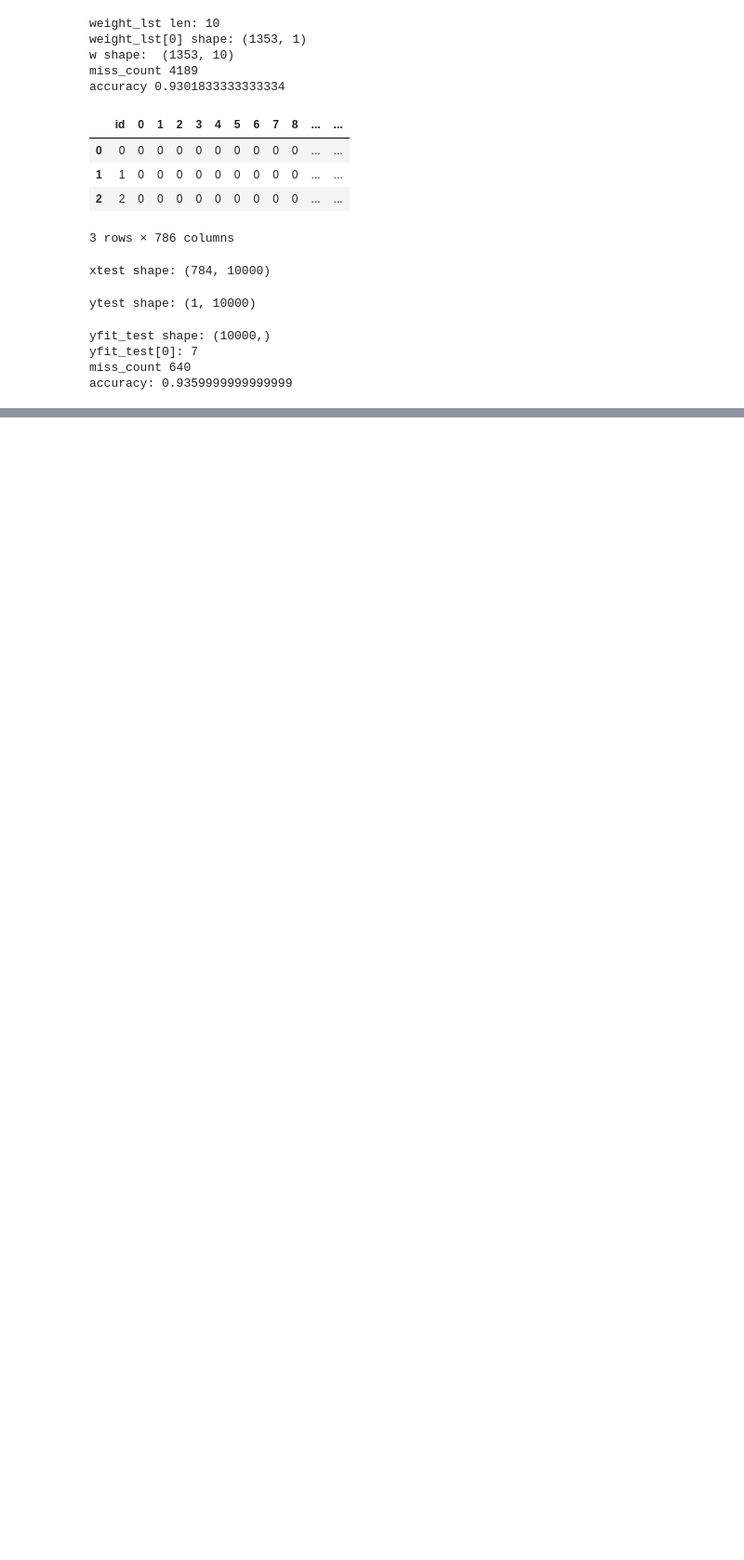
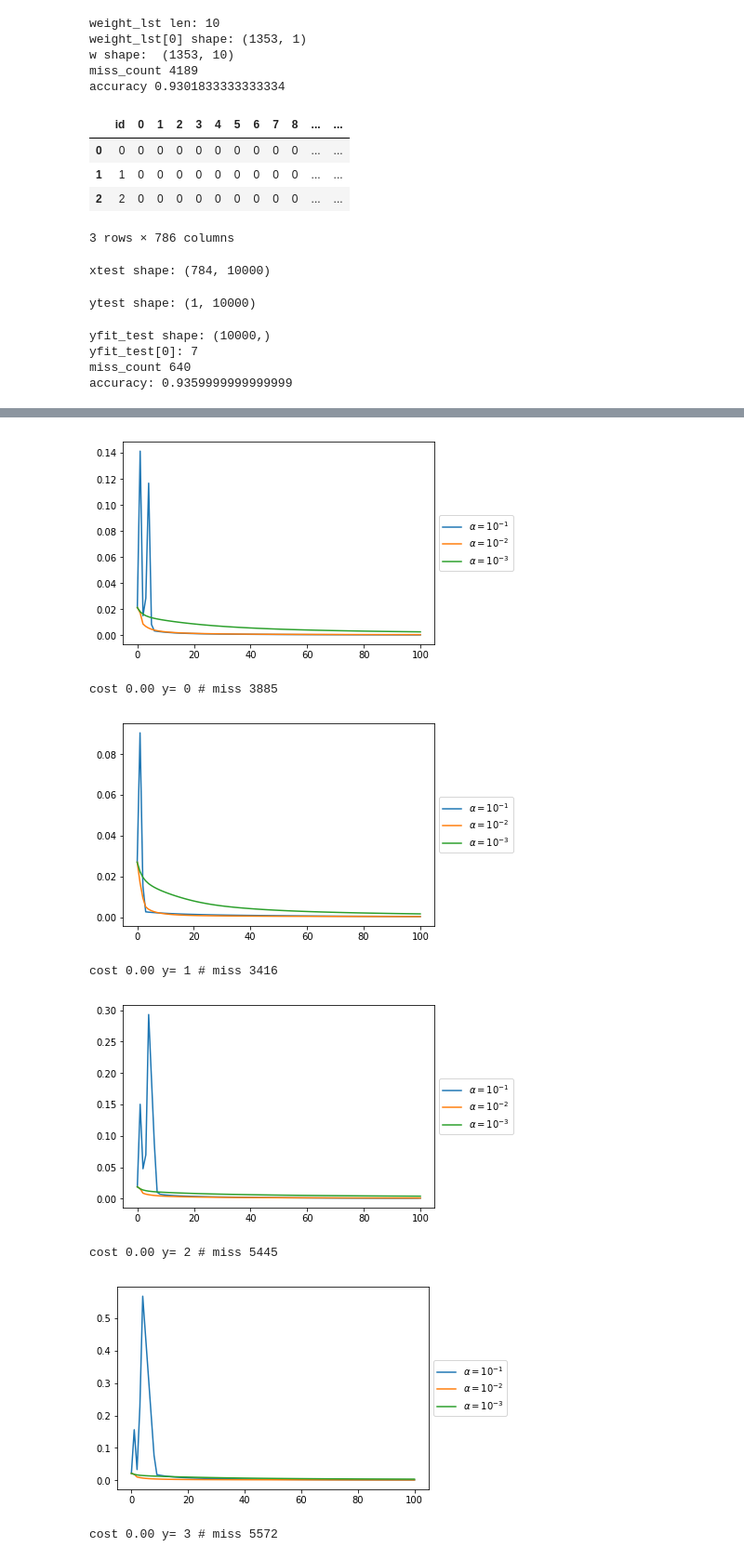
Before and after one commit to topanitanw/digit_recognizer, a Jupyter notebook: OvA_perceptron_edge_base.ipynb, the cells around one changed output, grey strips where cells are left out. Shown at 93% size. Drawn from its saved outputs; the diff is of its cells as text; code cells hidden in the pictures; blank space fills up the shorter version.

```diff
--- a/OvA_perceptron_edged_base.ipynb
+++ b/OvA_perceptron_edge_base.ipynb
@@ -276,0 +289,39 @@ accuracy: 0.9359999999999999
+# %%
+xmax = np.max(x_original_edgebased_features)
+
+x = x_original_edgebased_features/xmax
+y = y_original
+yset = list(set(y[0]))
+
+N = x.shape[0]
+w0 = 0.01 * np.random.randn(N + 1, 1)
+
+# print(w0)
+ydata = copy.deepcopy(y)
+# %%
+weight_lst = []
+
+for element, index in enumerate(yset):
+    y = np.array(ydata, dtype=np.float_)
+    y[element != y] = -1
+    y[element == y] = 1
+    cost_hist, weight_hist, labels = get_histories(perceptron,
+                                                   100,
+                                                   w0, min_alpha=3, max_alpha=1)
+    plot_cost_histories(cost_hist, labels)
+    weight_lst.append(weight_hist[-1][-1])
+    yfit = get_yfit(x, weight_hist[-1][-1], np.sign)
+    miss_count, _ = number_misclassification(y, yfit[0])
+    print("cost %.2f" % (cost_hist[-1][-1]),
+          "y=", element,
+          "# miss", miss_count) # ,
+          # "weight", weight_hist[0][-1])
+# %% [output]
+[figure, added]
+cost 0.00 y= 0 # miss 3885
+[figure, added]
+cost 0.00 y= 1 # miss 3416
+[figure, added]
+cost 0.00 y= 2 # miss 5445
+[figure, added]
+cost 0.00 y= 3 # miss 5572
```
Also changed, not shown: parts of 10 cells of this notebook, 9 other files.
